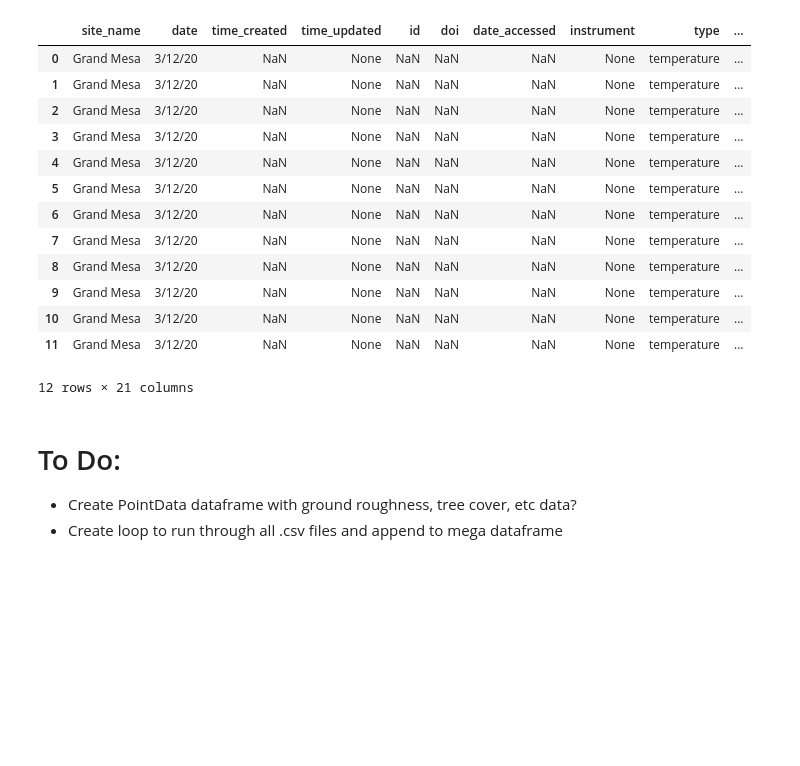
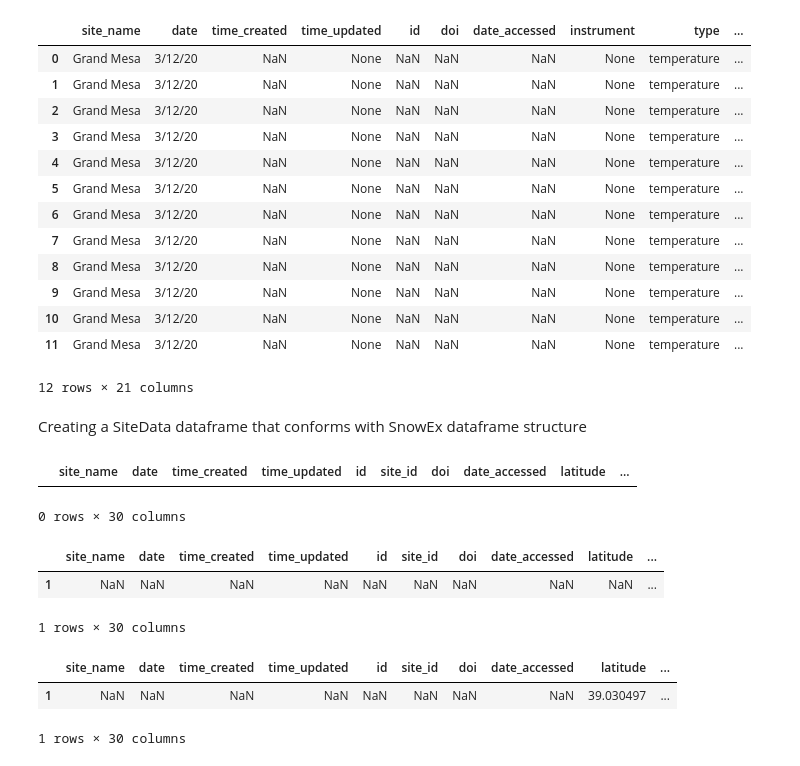
Before and after one commit to snowex-hackweek/hot-pow, a Jupyter notebook: contributors/Zachary_Miller/Jewel_SnowTemps.ipynb, the cells around one changed output. Drawn from its saved outputs; the diff is of its cells as text; code cells hidden in the pictures; blank space fills up the shorter version.

Commit message:
Added SiteData dataframe and need to create/apply a loop

```diff
--- a/contributors/Zachary_Miller/Jewel_SnowTemps.ipynb
+++ b/contributors/Zachary_Miller/Jewel_SnowTemps.ipynb
@@ -257,7 +257,50 @@ dfreorder
 | 10 | Grand Mesa | 3/12/20 | NaN | None | NaN | NaN | NaN | None | temperature | ... |
 | 11 | Grand Mesa | 3/12/20 | NaN | None | NaN | NaN | NaN | None | temperature | ... |
 12 rows × 21 columns
-# %% [markdown]
-# To Do:
-- Create PointData dataframe with ground roughness, tree cover, etc data?
-- Create loop to run through all .csv files and append to mega dataframe
+# %% [markdown]
+Creating a SiteData dataframe that conforms with SnowEx dataframe structure
+# %%
+# create dataframe with headers from SnowEx PointData
+Sitedf = pd.DataFrame(columns = ['site_name', 'date', 'time_created', 'time_updated', 'id', 'site_id',
+       'doi', 'date_accessed', 'latitude', 'longitude', 'northing', 'easting',
+       'elevation', 'utm_zone', 'geom', 'time', 'slope_angle', 'aspect',
+       'air_temp', 'total_depth', 'weather_description', 'precip', 'sky_cover',
+       'wind', 'ground_condition', 'ground_roughness', 'ground_vegetation',
+       'vegetation_height', 'tree_canopy', 'site_notes'])
+Sitedf
+# %% [output]
+|  | site_name | date | time_created | time_updated | id | site_id | doi | date_accessed | latitude | ... |
+0 rows × 30 columns
+# %%
+# Fill the columns with metadata from Jewel's snow pits
+Sitedf['site_name'] = 'Grand Mesa'
+Sitedf['date'] = dfreorder['date'].iloc[0]
+Sitedf['time_updated'] = 'None'
+Sitedf['site_id'] = dfreorder['site_id'].iloc[0]
+Sitedf['geom'] = dfreorder['geom'].iloc[0]
+Sitedf['utm_zone'] = 12
+Sitedf['time'] = dfreorder['time'].iloc[0]
+Sitedf['air_temp'] = dftranspose['Air Temp:']
+Sitedf['total_depth'] = dftranspose['Hs:']
+Sitedf['weather_description'] = dftranspose['Wx:']
+Sitedf['ground_roughness'] = dftranspose['Ground:']
+Sitedf['tree_canopy'] = dftranspose['Type:']
+Sitedf['site_notes'] = dftranspose['Notes:']
+
+Sitedf
+# %% [output]
+|  | site_name | date | time_created | time_updated | id | site_id | doi | date_accessed | latitude | ... |
+| 1 | NaN | NaN | NaN | NaN | NaN | NaN | NaN | NaN | NaN | ... |
+1 rows × 30 columns
+# %%
+# grab lat/lon data by separating the column in gdf
+latlon = gdf['lat_lon_tuple'].iloc[0]
+LL = latlon[0]
+Sitedf['latitude'] = LL[0]
+Sitedf['longitude'] = LL[1]
+
+Sitedf
+# %% [output]
+|  | site_name | date | time_created | time_updated | id | site_id | doi | date_accessed | latitude | ... |
+| 1 | NaN | NaN | NaN | NaN | NaN | NaN | NaN | NaN | 39.030497 | ... |
+1 rows × 30 columns
```
Also changed, not shown: parts of 4 cells of this notebook.
